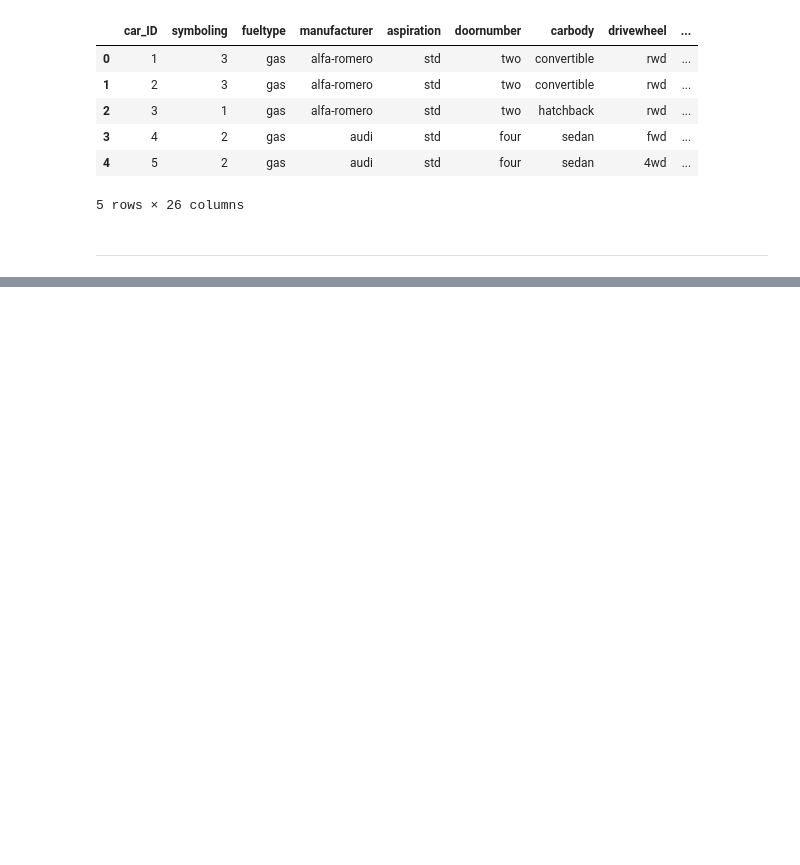
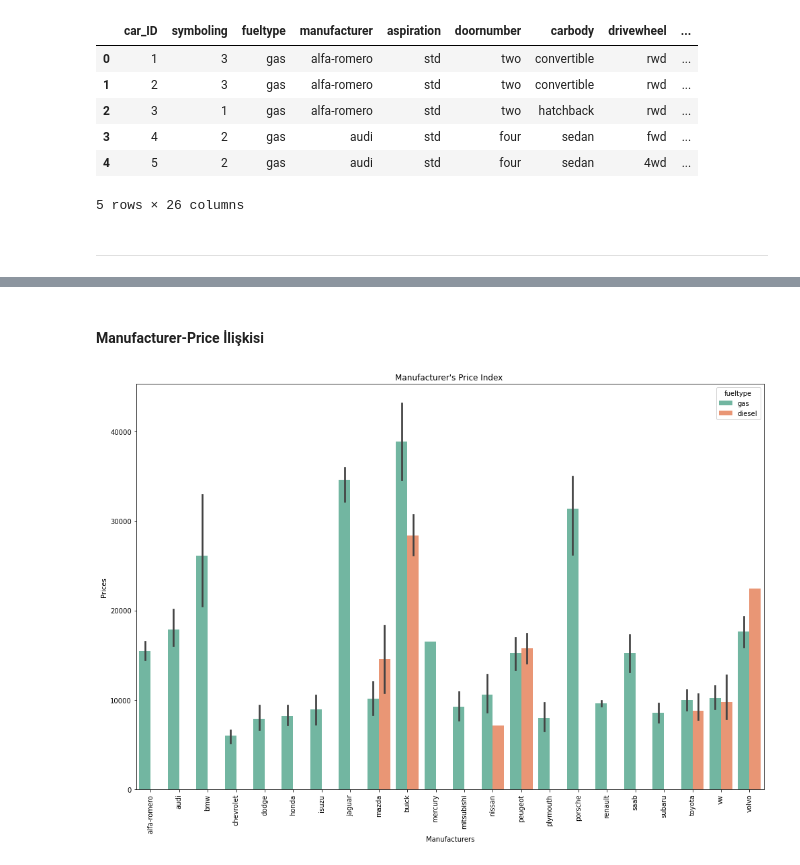
Before and after one commit to halimocakli/IntroductionToMachineLearning, a Jupyter notebook: Machine Learning - Musa Arda/7- Lineer Regresyon Projesi/LR_Proje_Araba_Fiyat_Tahmini.ipynb, the cells around one changed output, grey strips where cells are left out. Drawn from its saved outputs; the diff is of its cells as text; code cells hidden in the pictures; blank space fills up the shorter version.

```diff
--- a/Machine Learning - Musa Arda/7- Lineer Regresyon Projesi/LR_Proje_Araba_Fiyat_Tahmini.ipynb
+++ b/Machine Learning - Musa Arda/7- Lineer Regresyon Projesi/LR_Proje_Araba_Fiyat_Tahmini.ipynb
@@ -410,0 +487,18 @@ data.head()
+# %% [markdown]
+#### Manufacturer-Price İlişkisi
+# %%
+# Otomobil üreticilerinin ürettikleri araçların ortalama fiyatlarını yazdıralım.
+
+plt.figure(figsize=(14, 10))
+plt.title("Manufacturer's Price Index ")
+
+# hue=data["fueltype"] : araçların yakıt tiplerine göre değişen fiyatlarını da grafiğe dahil et.
+sns.barplot(x=data["manufacturer"], y=data["price"], hue=data["fueltype"], palette="Set2")
+
+plt.xticks(rotation=90)
+plt.xlabel("Manufacturers")
+plt.ylabel("Prices")
+plt.tight_layout()
+plt.show()
+# %% [output]
+[figure, added]
```
Also changed, not shown: parts of 40 cells of this notebook.
